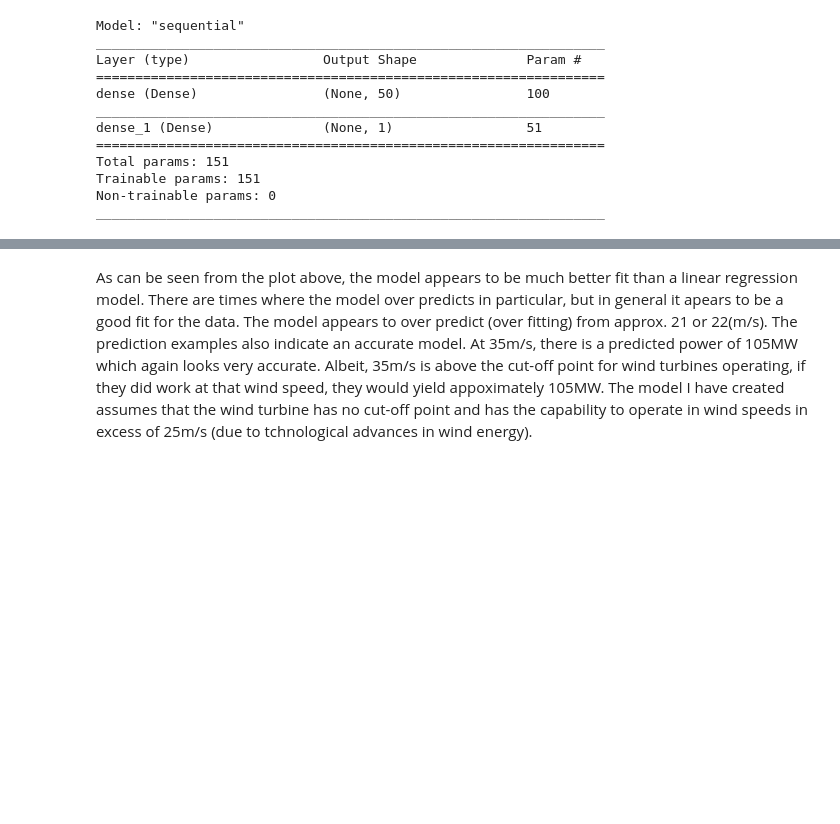
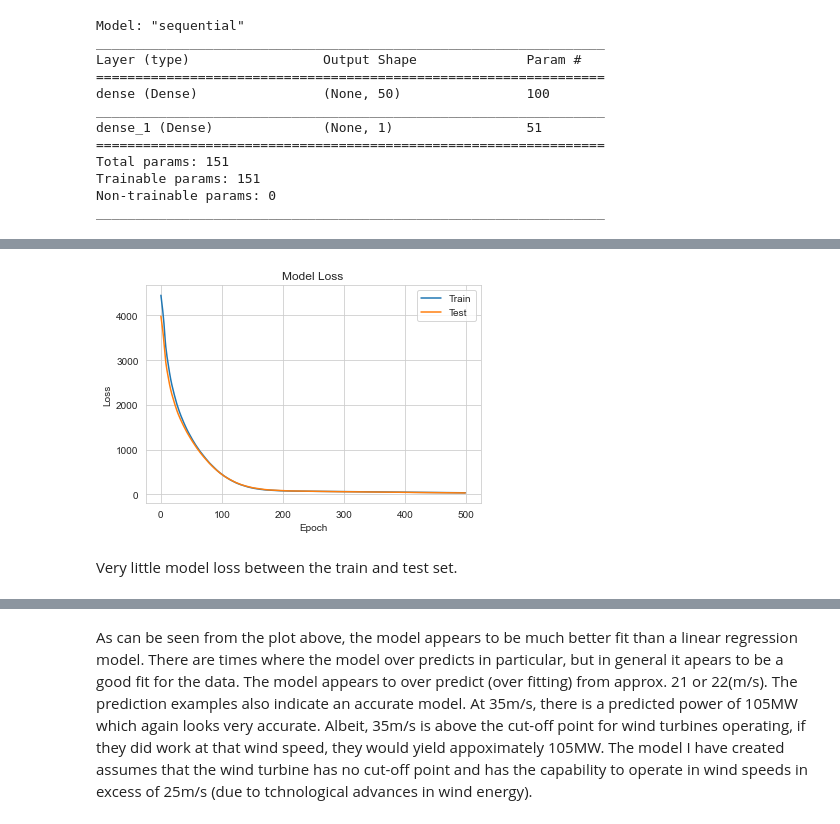
Before and after one commit to kevindooley/MLS-project-2020, a Jupyter notebook: Project 2020.ipynb, the cells around one changed output, grey strips where cells are left out. Cells and saved outputs as stored; diff of their text form; code cells hidden in the pictures; blank space fills up the shorter version.

```diff
--- a/Project 2020.ipynb
+++ b/Project 2020.ipynb
@@ -438,3 +439,17 @@ plt.legend();
+# %%
+# adapted from https://towardsdatascience.com/building-our-first-neural-network-in-keras-bdc8abbc17f5
+
+plt.plot(model_fit.history['loss'])
+plt.plot(model_fit.history['val_loss'])
+plt.title('Model Loss')
+plt.ylabel('Loss')
+plt.xlabel('Epoch')
+plt.legend(['Train', 'Test'], loc='upper right')
+plt.show()
+# %% [output]
+[figure, added]
+# %% [markdown]
+Very little model loss between the train and test set.
 # %%
 # show prediction examples
 
```
Also changed, not shown: parts of 10 cells of this notebook, 1 other file.
